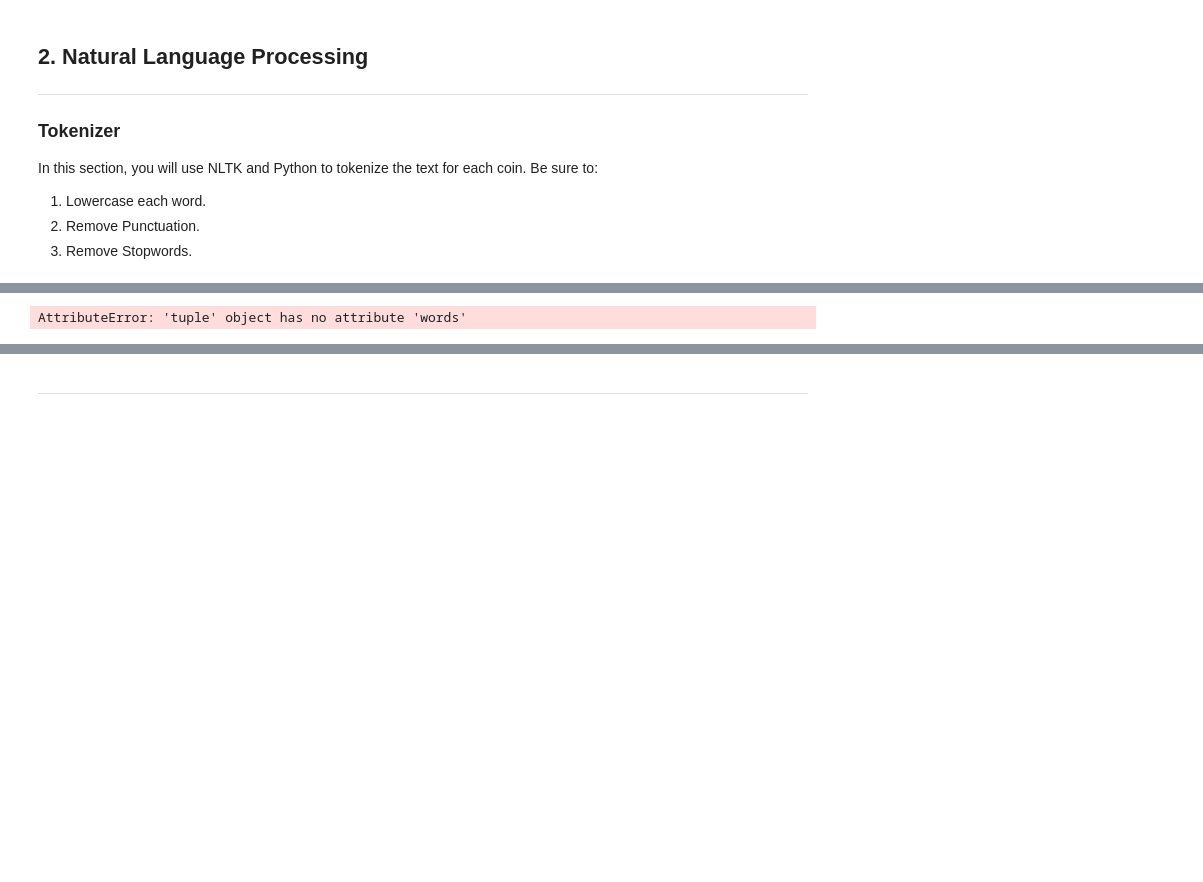
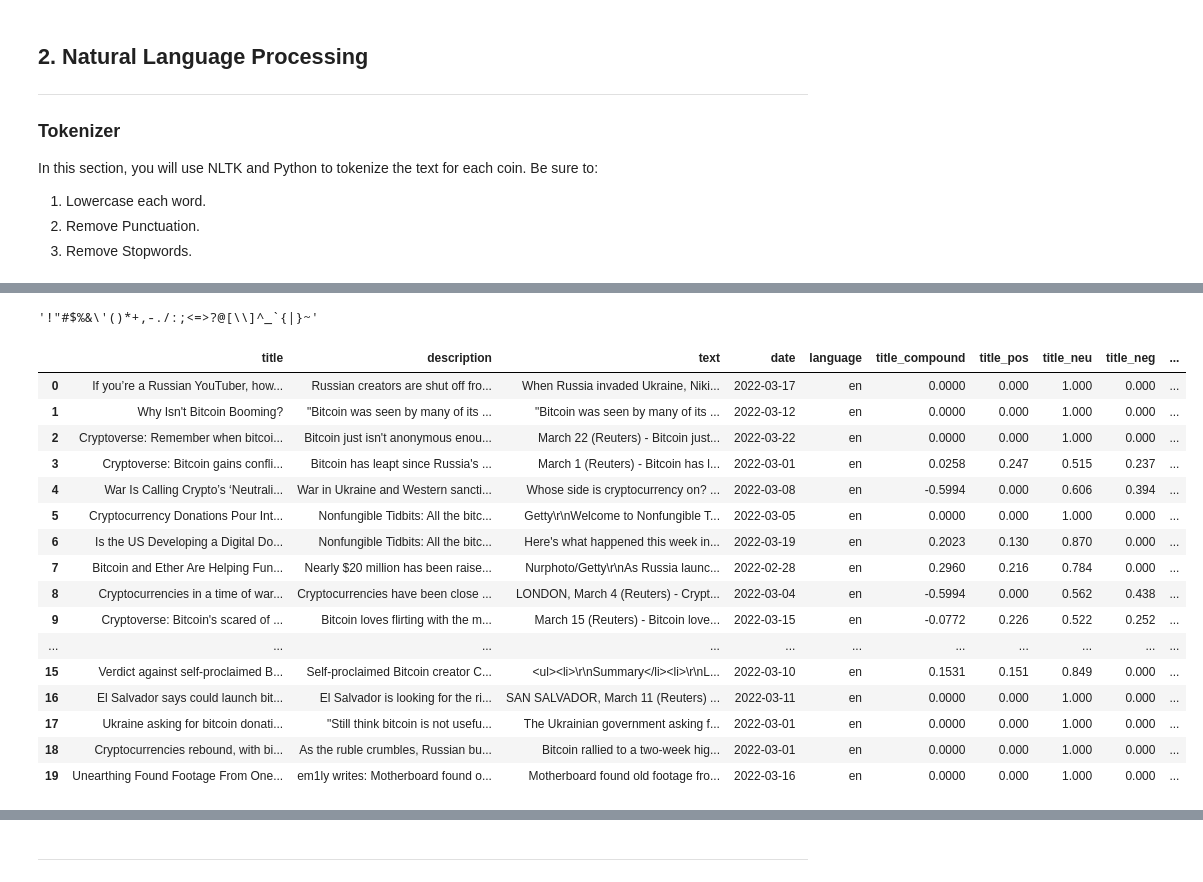
Before and after one commit to muramemory/Fintech-NLP, a Jupyter notebook: Code/crypto_sentiment.ipynb, the cells around one changed output, grey strips where cells are left out. Cells and saved outputs as stored; diff of their text form; code cells hidden in the pictures; blank space fills up the shorter version.

```diff
--- a/Code/crypto_sentiment.ipynb
+++ b/Code/crypto_sentiment.ipynb
@@ -308,7 +301,23 @@ sent_tokenize(s)
 # %%
 # Create a list of stopwords
 # YOUR CODE HERE!
-stopwords = ('said', 'sent', 'found', 'including', 'today', 'announced', 'week', 'basically', 'also')
+
+mystopwords = ['said', 'sent', 'found', 'including', 'today', 'announced', 'week', 'basically', 'also']
+
+# Create a list of stopwords
+stop = stopwords.words('english')
+
+# Expand the default stopwords list if necessary
+stop.append("u")
+stop.append("it")
+stop.append("!")
+stop.append("(")
+stop.append(")")
+stop.append("/")
+stop.append("/")
+stop.append("-")
+
+stop = set(stop)
 
 
 # Expand the default stopwords list if necessary
@@ -339,26 +327,55 @@ Name: text, dtype: object
+# %%
+punctuation
+# %% [output]
+'!"#$%&\'()*+,-./:;<=>?@[\\]^_`{|}~'
 # %%
 # Complete the tokenizer function
 def tokenizer(text):
 
     """Tokenizes text."""
 
+    # Create a tokenized list of the words
+    words = word_tokenize(text)
 
     # Remove the punctuation from text
-
-
-    # Create a tokenized list of the words
-
+    words = list(filter(lambda t: t not in punctuation, words))
 
     # Lemmatize words into root word
+    words = [lemmatizer.lemmatize(word) for word in words]
 
     # Convert the words to lowercase
+    words = list(filter(lambda w: w.lower(), words))
 
     # Remove the stop words
+    output = [word for word in ['description'] if not word in stopwords.words()]
 
-    return tokens
+    # # Lowercase
+    # output = [word.lower() for word in ['description'] if word.lower() not in words]
+
+    return words
 # %%
 # Create a new tokens column for Bitcoin
 # YOUR CODE HERE!
+
+bitcoin_en_df['token_text'] = bitcoin_en_df.text.apply(tokenizer)
-# %% [output]
-AttributeError: 'tuple' object has no attribute 'words'
+# %%
+bitcoin_en_df
+# %% [output]
+|  | title | description | text | date | language | title_compound | title_pos | title_neu | title_neg | ... |
+| 0 | If you’re a Russian YouTuber, how... | Russian creators are shut off fro... | When Russia invaded Ukraine, Niki... | 2022-03-17 | en | 0.0000 | 0.000 | 1.000 | 0.000 | ... |
+| 1 | Why Isn't Bitcoin Booming? | "Bitcoin was seen by many of its ... | "Bitcoin was seen by many of its ... | 2022-03-12 | en | 0.0000 | 0.000 | 1.000 | 0.000 | ... |
+| 2 | Cryptoverse: Remember when bitcoi... | Bitcoin just isn't anonymous enou... | March 22 (Reuters) - Bitcoin just... | 2022-03-22 | en | 0.0000 | 0.000 | 1.000 | 0.000 | ... |
+| 3 | Cryptoverse: Bitcoin gains confli... | Bitcoin has leapt since Russia's ... | March 1 (Reuters) - Bitcoin has l... | 2022-03-01 | en | 0.0258 | 0.247 | 0.515 | 0.237 | ... |
+| 4 | War Is Calling Crypto’s ‘Neutrali... | War in Ukraine and Western sancti... | Whose side is cryptocurrency on? ... | 2022-03-08 | en | -0.5994 | 0.000 | 0.606 | 0.394 | ... |
+| 5 | Cryptocurrency Donations Pour Int... | Nonfungible Tidbits: All the bitc... | Getty\r\nWelcome to Nonfungible T... | 2022-03-05 | en | 0.0000 | 0.000 | 1.000 | 0.000 | ... |
+| 6 | Is the US Developing a Digital Do... | Nonfungible Tidbits: All the bitc... | Here's what happened this week in... | 2022-03-19 | en | 0.2023 | 0.130 | 0.870 | 0.000 | ... |
+| 7 | Bitcoin and Ether Are Helping Fun... | Nearly $20 million has been raise... | Nurphoto/Getty\r\nAs Russia launc... | 2022-02-28 | en | 0.2960 | 0.216 | 0.784 | 0.000 | ... |
+| 8 | Cryptocurrencies in a time of war... | Cryptocurrencies have been close ... | LONDON, March 4 (Reuters) - Crypt... | 2022-03-04 | en | -0.5994 | 0.000 | 0.562 | 0.438 | ... |
+| 9 | Cryptoverse: Bitcoin's scared of ... | Bitcoin loves flirting with the m... | March 15 (Reuters) - Bitcoin love... | 2022-03-15 | en | -0.0772 | 0.226 | 0.522 | 0.252 | ... |
+| ... | ... | ... | ... | ... | ... | ... | ... | ... | ... | ... |
+| 15 | Verdict against self-proclaimed B... | Self-proclaimed Bitcoin creator C... | <ul><li>\r\nSummary</li><li>\r\nL... | 2022-03-10 | en | 0.1531 | 0.151 | 0.849 | 0.000 | ... |
+| 16 | El Salvador says could launch bit... | El Salvador is looking for the ri... | SAN SALVADOR, March 11 (Reuters) ... | 2022-03-11 | en | 0.0000 | 0.000 | 1.000 | 0.000 | ... |
+| 17 | Ukraine asking for bitcoin donati... | "Still think bitcoin is not usefu... | The Ukrainian government asking f... | 2022-03-01 | en | 0.0000 | 0.000 | 1.000 | 0.000 | ... |
+| 18 | Cryptocurrencies rebound, with bi... | As the ruble crumbles, Russian bu... | Bitcoin rallied to a two-week hig... | 2022-03-01 | en | 0.0000 | 0.000 | 1.000 | 0.000 | ... |
+| 19 | Unearthing Found Footage From One... | em1ly writes: Motherboard found o... | Motherboard found old footage fro... | 2022-03-16 | en | 0.0000 | 0.000 | 1.000 | 0.000 | ... |
 # %%
```
Also changed, not shown: parts of 22 cells of this notebook.
